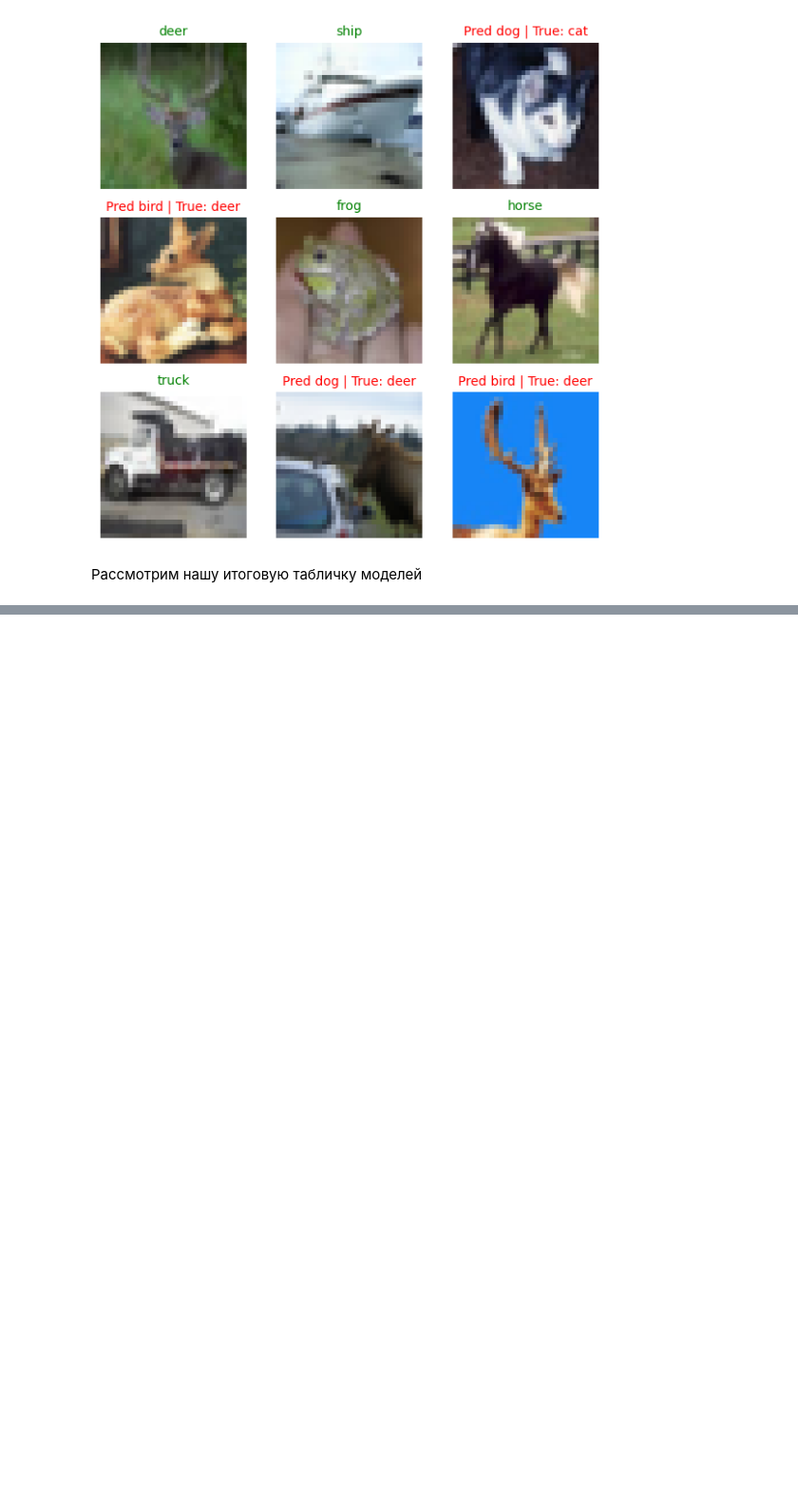
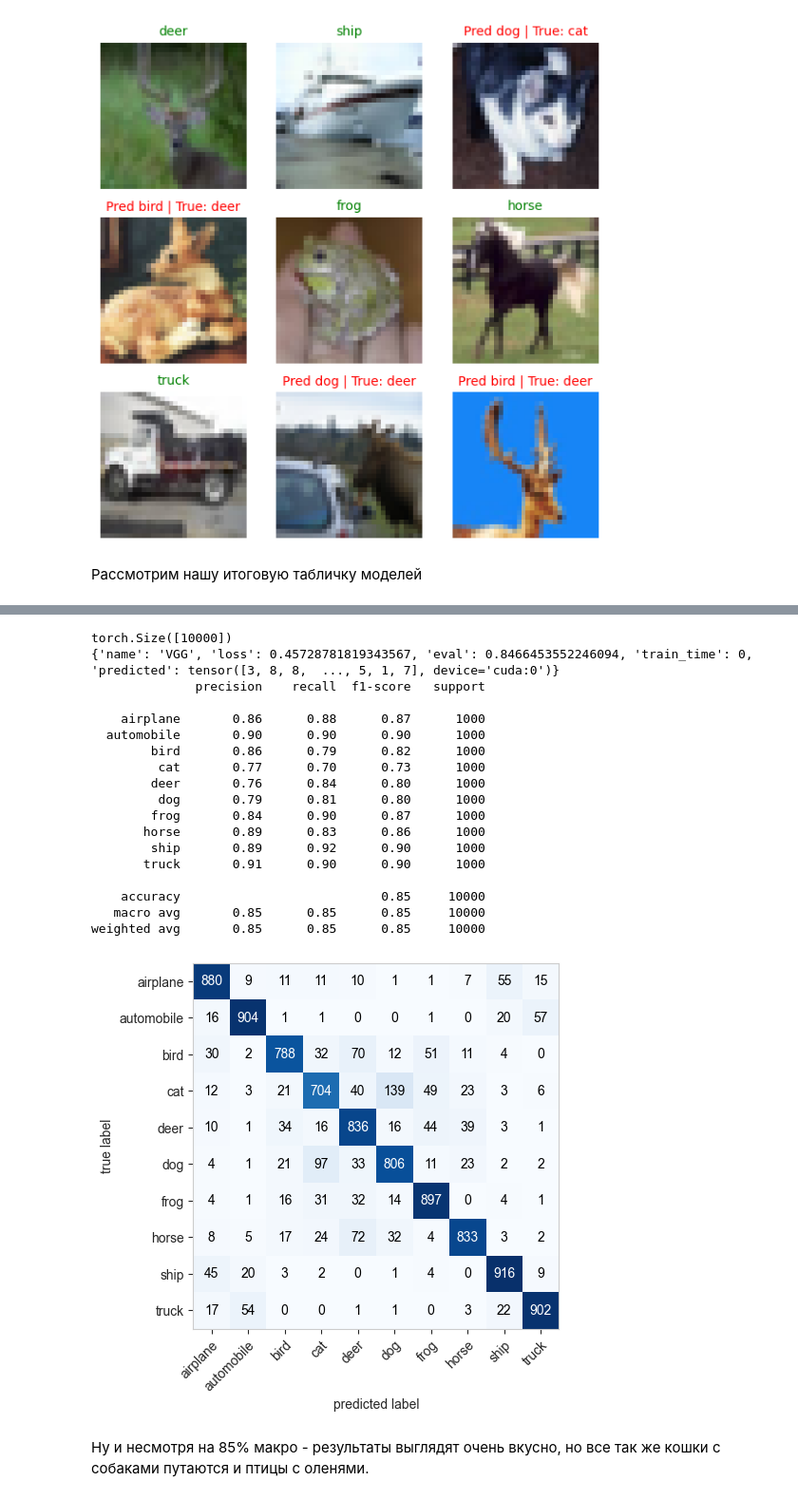
Before and after one commit to anast3t/neural-networks, a Jupyter notebook: Task1/cifarTry.ipynb, the cells around one changed output, grey strips where cells are left out. Shown at 95% size. Saved outputs shown, nothing was run; the diff lists cells and outputs as text; code cells hidden in the pictures; blank space fills up the shorter version.

Commit message:
cleared training outputs, added transfer learning, moved images to folder

```diff
--- a/Task1/cifarTry.ipynb
+++ b/Task1/cifarTry.ipynb
@@ -1252,0 +1201,35 @@ final_df
+# %%
+torch.manual_seed(SEED)
+torch.cuda.manual_seed(SEED)
+
+MODEL_PATH = Path("models")
+MODEL_PATH.mkdir(parents=True,
+                 exist_ok=True)
+
+MODEL_NAME = "VGG16model.pth"
+MODEL_SAVE_PATH = MODEL_PATH / MODEL_NAME
+
+
+
+if os.path.exists(MODEL_SAVE_PATH):
+    print("Loading existing model")
+    vgg16.load_state_dict(torch.load(f=MODEL_SAVE_PATH))
+else:
+    helper.model_trainer(
+        model=vgg16,
+        epochs=10,
+        test_dataloader=test_dataloader2,
+        train_dataloader=train_dataloader2,
+        loss_function=loss_function,
+        optimizer=optimizer,
+        eval_function=f1,
+        device=device,
+        # scheduler=torch.optim.lr_scheduler.ExponentialLR(
+        #     optimizer=optimizer,
+        #     gamma=0.75,
+        #     verbose=True
+        # ),
+    )
+    print(f"Saving model to: {MODEL_SAVE_PATH}")
+    torch.save(obj=vgg16.state_dict(),
+               f=MODEL_SAVE_PATH)
@@ -1252,0 +1242,31 @@ final_df
+# %%
+helper.model_eval_report(
+    model=vgg16,
+    test_dataset=test_dataset2,
+    test_dataloader=test_dataloader2,
+    loss_function=loss_function,
+    eval_function=f1,
+    device=device
+)
+# %% [output]
+torch.Size([10000])
+{'name': 'VGG', 'loss': 0.45728781819343567, 'eval': 0.8466453552246094, 'train_time': 0, 'predicted': tensor([3, 8, 8,  ..., 5, 1, 7], device='cuda:0')}
+              precision    recall  f1-score   support
+
+    airplane       0.86      0.88      0.87      1000
+  automobile       0.90      0.90      0.90      1000
+        bird       0.86      0.79      0.82      1000
+         cat       0.77      0.70      0.73      1000
+        deer       0.76      0.84      0.80      1000
+         dog       0.79      0.81      0.80      1000
+        frog       0.84      0.90      0.87      1000
+       horse       0.89      0.83      0.86      1000
+        ship       0.89      0.92      0.90      1000
+       truck       0.91      0.90      0.90      1000
+
+    accuracy                           0.85     10000
+   macro avg       0.85      0.85      0.85     10000
+weighted avg       0.85      0.85      0.85     10000
+[figure, added]
+# %% [markdown]
+Ну и несмотря на 85% макро - результаты выглядят очень вкусно, но все так же кошки с собаками путаются и птицы с оленями.
```
Also changed, not shown: parts of 21 cells of this notebook, 7 other files.
